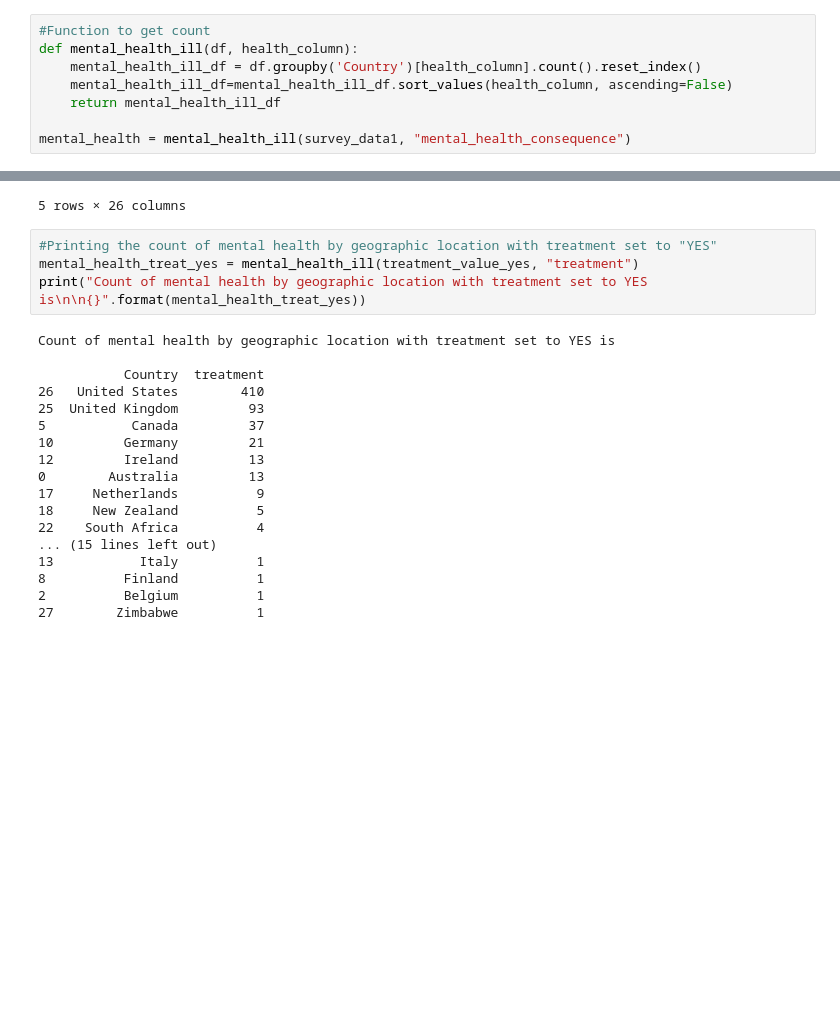
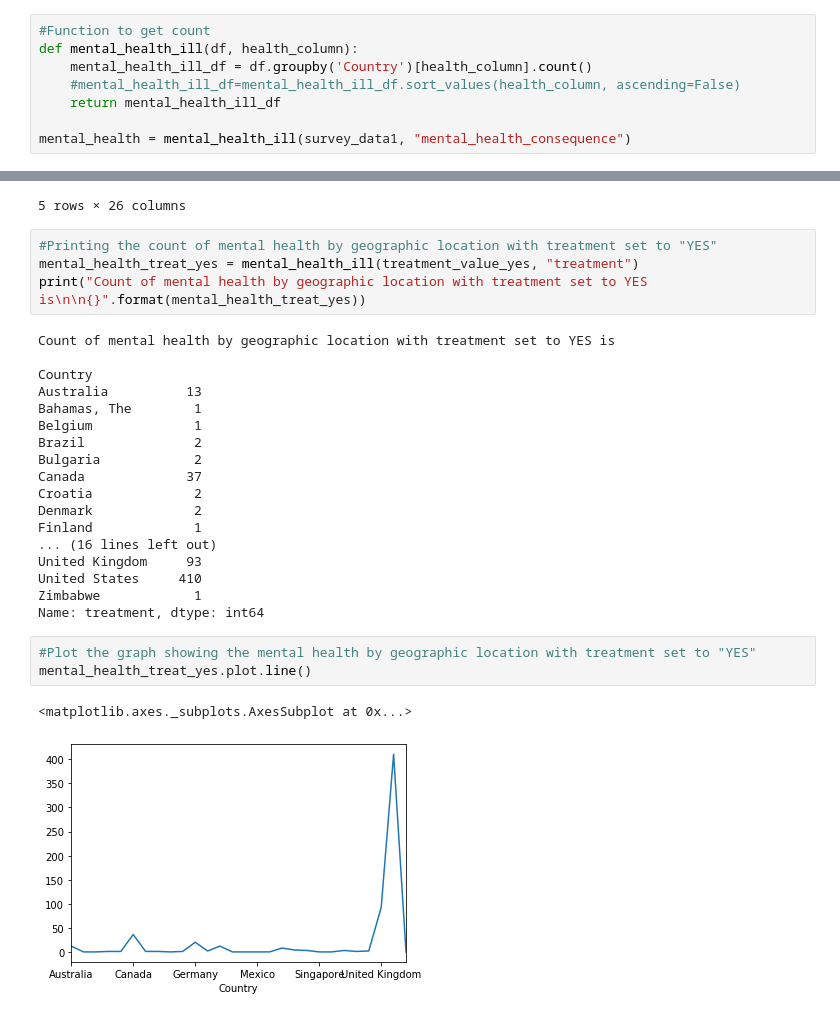
Before and after one commit to Ramki1204/Data-Analysis-Tools-Assignment--4, a Jupyter notebook: Data Analysis Tools Assignment #4.ipynb, the cells around one changed output, grey strips where cells are left out. Cells and saved outputs as stored; diff of their text form; blank space fills up the shorter version.

```diff
--- a/Data Analysis Tools Assignment #4.ipynb
+++ b/Data Analysis Tools Assignment #4.ipynb
@@ -52,8 +52,8 @@ survey_data1.head()
 # %%
 #Function to get count
 def mental_health_ill(df, health_column):
-    mental_health_ill_df = df.groupby('Country')[health_column].count().reset_index()
-    mental_health_ill_df=mental_health_ill_df.sort_values(health_column, ascending=False)
+    mental_health_ill_df = df.groupby('Country')[health_column].count()
+    #mental_health_ill_df=mental_health_ill_df.sort_values(health_column, ascending=False)
     return mental_health_ill_df
 
 mental_health = mental_health_ill(survey_data1, "mental_health_consequence")
@@ -97,18 +97,24 @@ print("Count of mental health by geographic location with treatment set to YES i
 # %% [output]
 Count of mental health by geographic location with treatment set to YES is
 
-           Country  treatment
-26   United States        410
-25  United Kingdom         93
-5           Canada         37
-10         Germany         21
-12         Ireland         13
-0        Australia         13
-17     Netherlands          9
-18     New Zealand          5
-22    South Africa          4
-... (15 lines left out)
-13           Italy          1
-8          Finland          1
-2          Belgium          1
-27        Zimbabwe          1
+Country
+Australia          13
+Bahamas, The        1
+Belgium             1
+Brazil              2
+Bulgaria            2
+Canada             37
+Croatia             2
+Denmark             2
+Finland             1
+... (16 lines left out)
+United Kingdom     93
+United States     410
+Zimbabwe            1
+Name: treatment, dtype: int64
+# %%
+#Plot the graph showing the mental health by geographic location with treatment set to "YES"
+mental_health_treat_yes.plot.line()
+# %% [output]
+<matplotlib.axes._subplots.AxesSubplot at 0x...>
+[figure, added]
```
Also changed, not shown: parts of 1 cell of this notebook.
